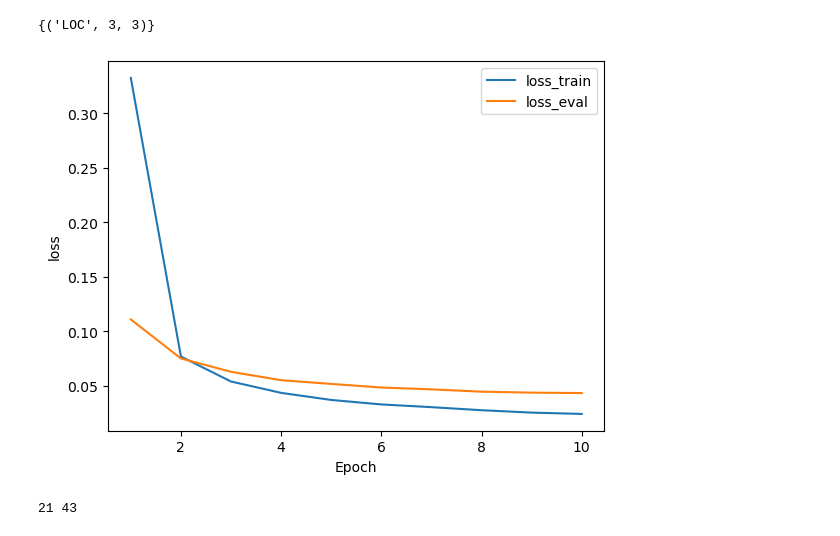
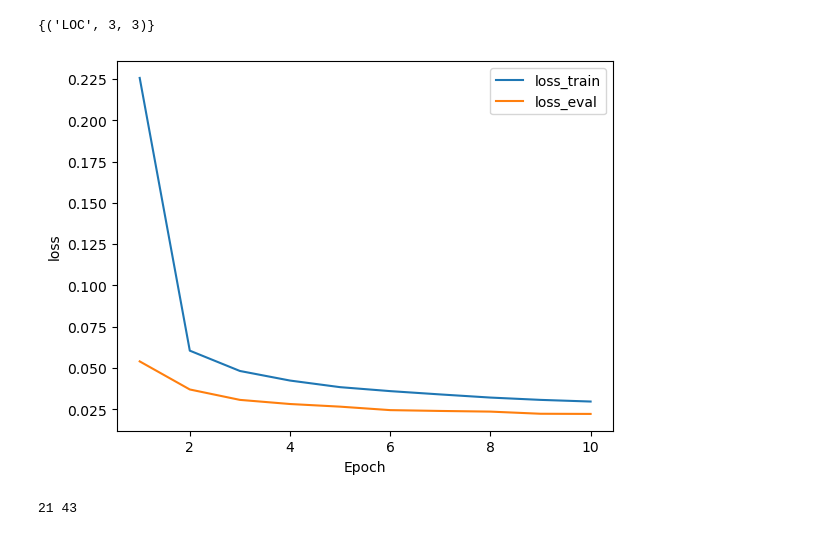
Before and after one commit to Idir6380/TER_GENERATOR, a Jupyter notebook: training/test.ipynb, the cells around one changed output. Cells and saved outputs as stored; diff of their text form; code cells hidden in the pictures.

```diff
--- a/training/test.ipynb
+++ b/training/test.ipynb
@@ -258,20 +258,20 @@ a & b
 # %%
 import matplotlib.pyplot as plt
 import numpy as np
 
 def plot_(epoch, loss_train,loss_eval):
     n_ep= np.arange(epoch)+1
     plt.plot(n_ep,loss_train)
     plt.plot(n_ep,loss_eval)
     plt.xlabel("Epoch")
     plt.ylabel("loss")
     plt.legend(["loss_train","loss_eval"])
     plt.show()
 
-plot_(10, [0.3323 , 0.0770, 0.0541 , 0.0437, 0.0372,0.0331 , 0.0306 , 0.0278 , 0.0256, 0.0244],[0.1110, 0.0752, 0.0630, 0.0553, 0.0519,0.0486,0.0469, 0.0448,0.0439,0.0435]
+plot_(10, [ 0.2256 ,0.0605 , 0.0482 , 0.0424,0.0384 , 0.0360 , 0.0340 , 0.0321 , 0.0307, 0.0297],[ 0.0540,0.0370,0.0307, 0.0282,0.0266,0.0245,0.0240, 0.0236, 0.0223, 0.0222]
 )
 # %% [output]
-[figure, old version]
+[figure, new version]
 # %%
 n=217
 n_test,n_eval= int(n*0.1),int(n*0.2)
```
Also changed, not shown: 2 other files.
